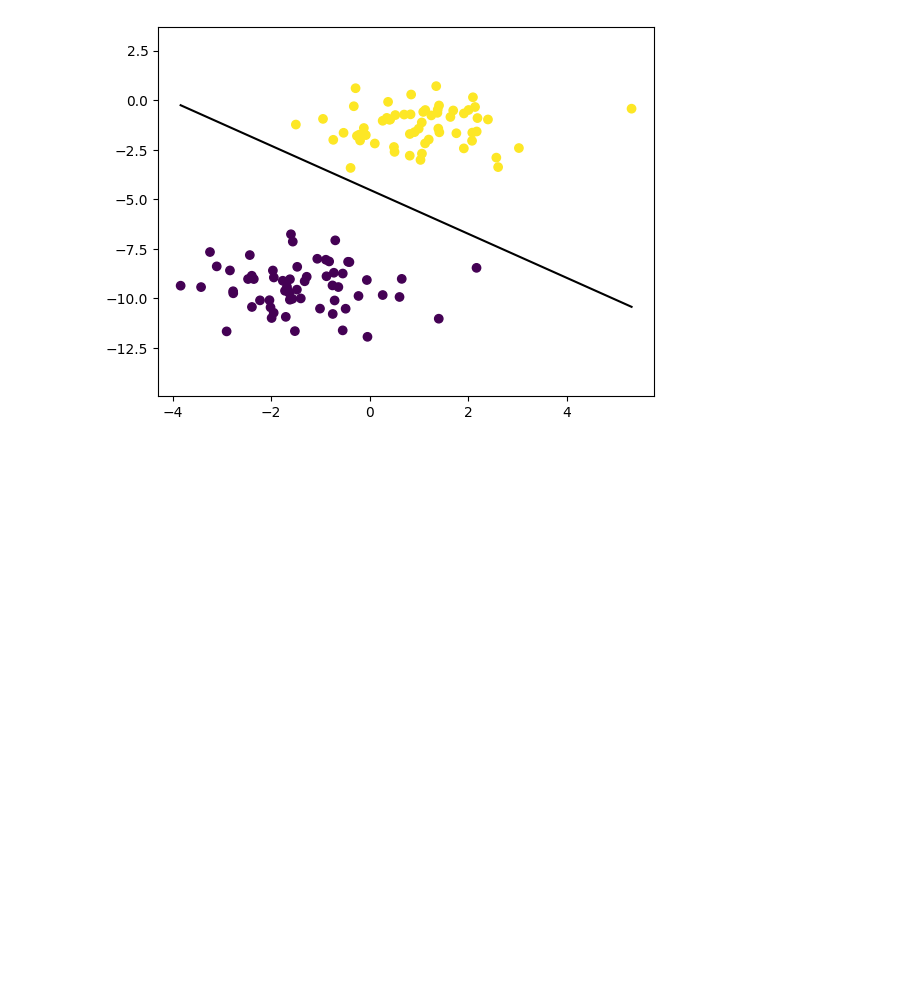
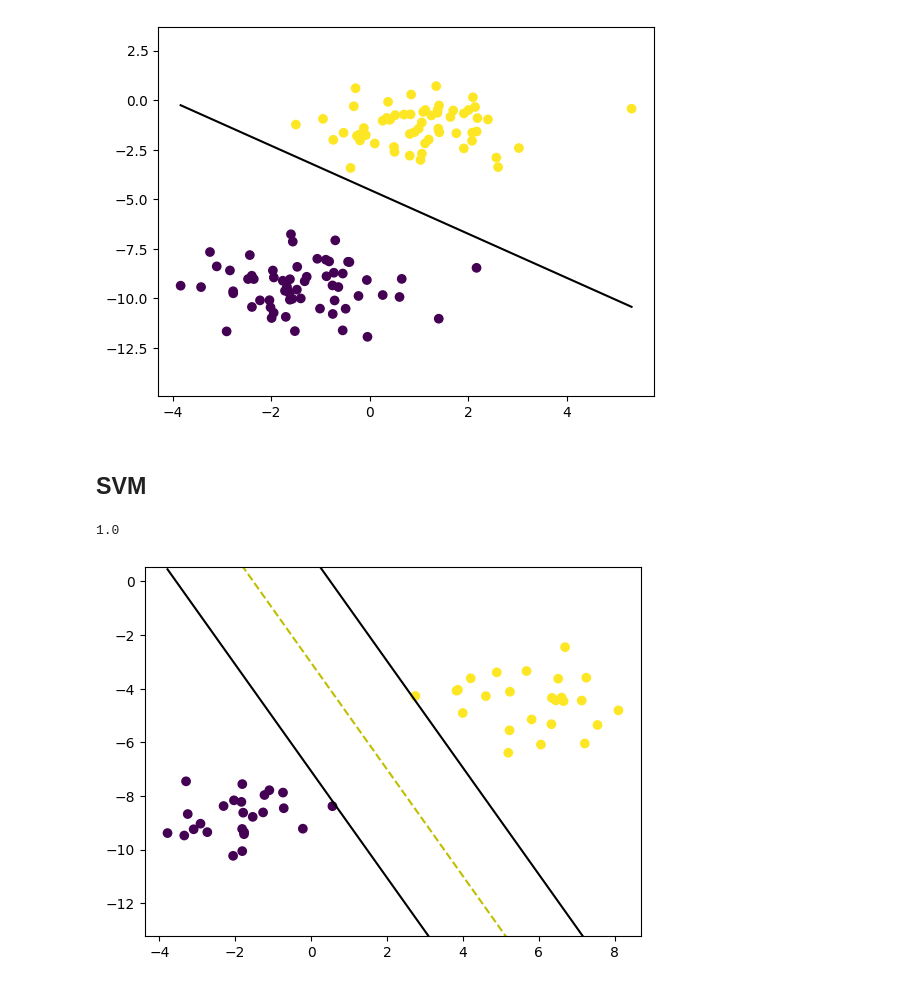
Before and after one commit to bottaceci/ml_algorithms, a Jupyter notebook: notebooks/testing.ipynb, the cells around one changed output. Cells and saved outputs as stored; diff of their text form; code cells hidden in the pictures; blank space fills up the shorter version.

```diff
--- a/notebooks/testing.ipynb
+++ b/notebooks/testing.ipynb
@@ -211,3 +212,51 @@ ax.set_ylim([ymin - 3, ymax + 3])
 plt.show()
 # %% [output]
 [figure]
+# %% [markdown]
+## SVM
+# %%
+X, y = datasets.make_blobs(n_samples=50, n_features=2, centers=2, cluster_std=1.05, random_state=40)
+y = np.where(y == 0, -1, 1)
+X_train, X_test, y_train, y_test = train_test_split(X, y, test_size=0.2, random_state=123)
+# %%
+clf = SVM(lr=0.01, lambda_param=0.01, n_iters=1000)
+clf.fit(X_train, y_train)
+y_pred = clf.predict(X_test)
+# %%
+print(accuracy_metric(y_pred, y_test))
+# %% [output]
+1.0
+# %%
+def visualize_svm():
+    def get_hyperplane_value(x, w, b, offset):
+        return (-w[0] * x + b + offset) / w[1]
+
+    fig = plt.figure()
+    ax = fig.add_subplot(1, 1, 1)
+    plt.scatter(X[:, 0], X[:, 1], marker="o", c=y)
+
+    x0_1 = np.amin(X[:, 0])
+    x0_2 = np.amax(X[:, 0])
+
+    x1_1 = get_hyperplane_value(x0_1, clf.w, clf.b, 0)
+    x1_2 = get_hyperplane_value(x0_2, clf.w, clf.b, 0)
+
+    x1_1_m = get_hyperplane_value(x0_1, clf.w, clf.b, -1)
+    x1_2_m = get_hyperplane_value(x0_2, clf.w, clf.b, -1)
+
+    x1_1_p = get_hyperplane_value(x0_1, clf.w, clf.b, 1)
+    x1_2_p = get_hyperplane_value(x0_2, clf.w, clf.b, 1)
+
+    ax.plot([x0_1, x0_2], [x1_1, x1_2], "y--")
+    ax.plot([x0_1, x0_2], [x1_1_m, x1_2_m], "k")
+    ax.plot([x0_1, x0_2], [x1_1_p, x1_2_p], "k")
+
+    x1_min = np.amin(X[:, 1])
+    x1_max = np.amax(X[:, 1])
+    ax.set_ylim([x1_min - 3, x1_max + 3])
+
+    plt.show()
+
+visualize_svm()
+# %% [output]
+[figure, added]
```
Also changed, not shown: parts of 1 cell of this notebook, 1 other file.
